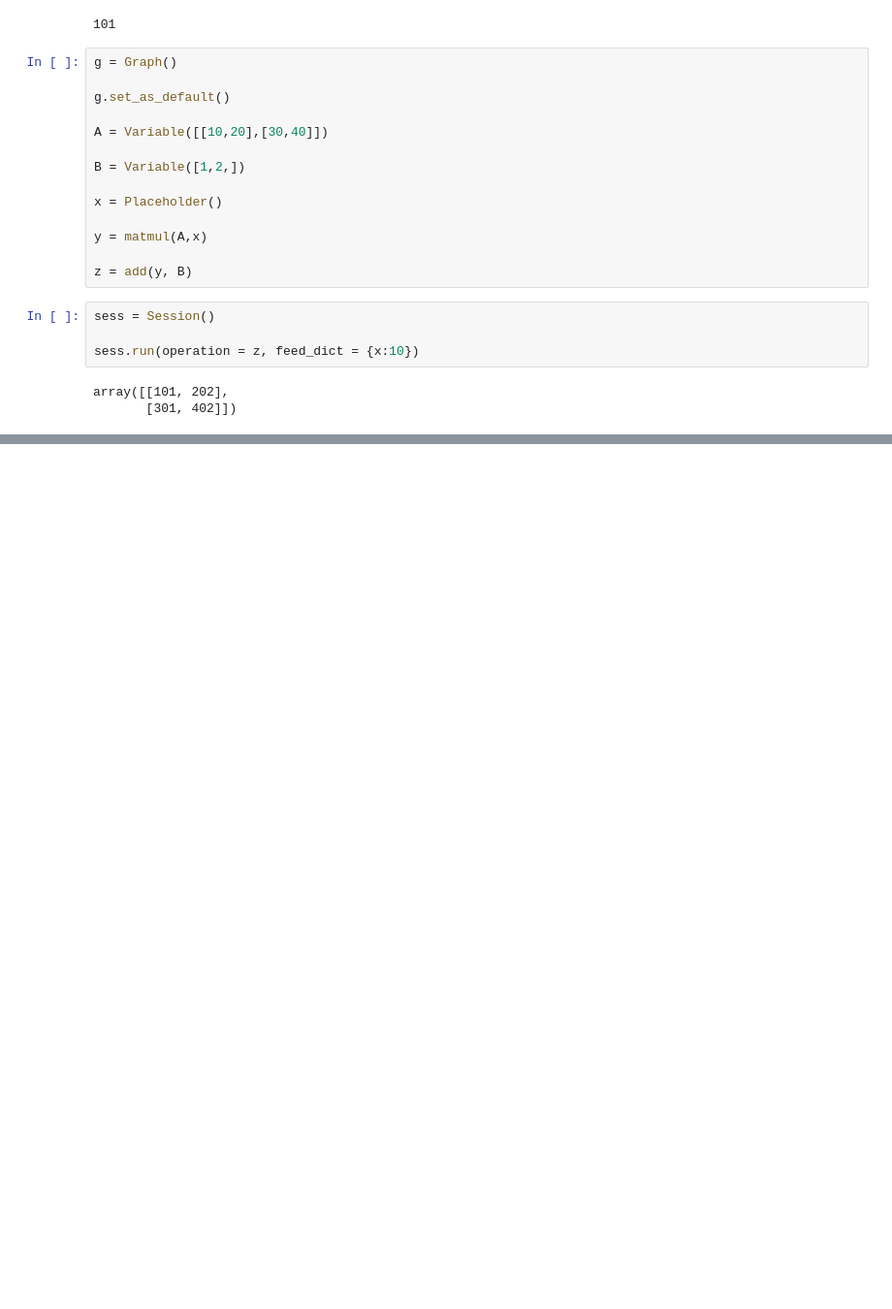
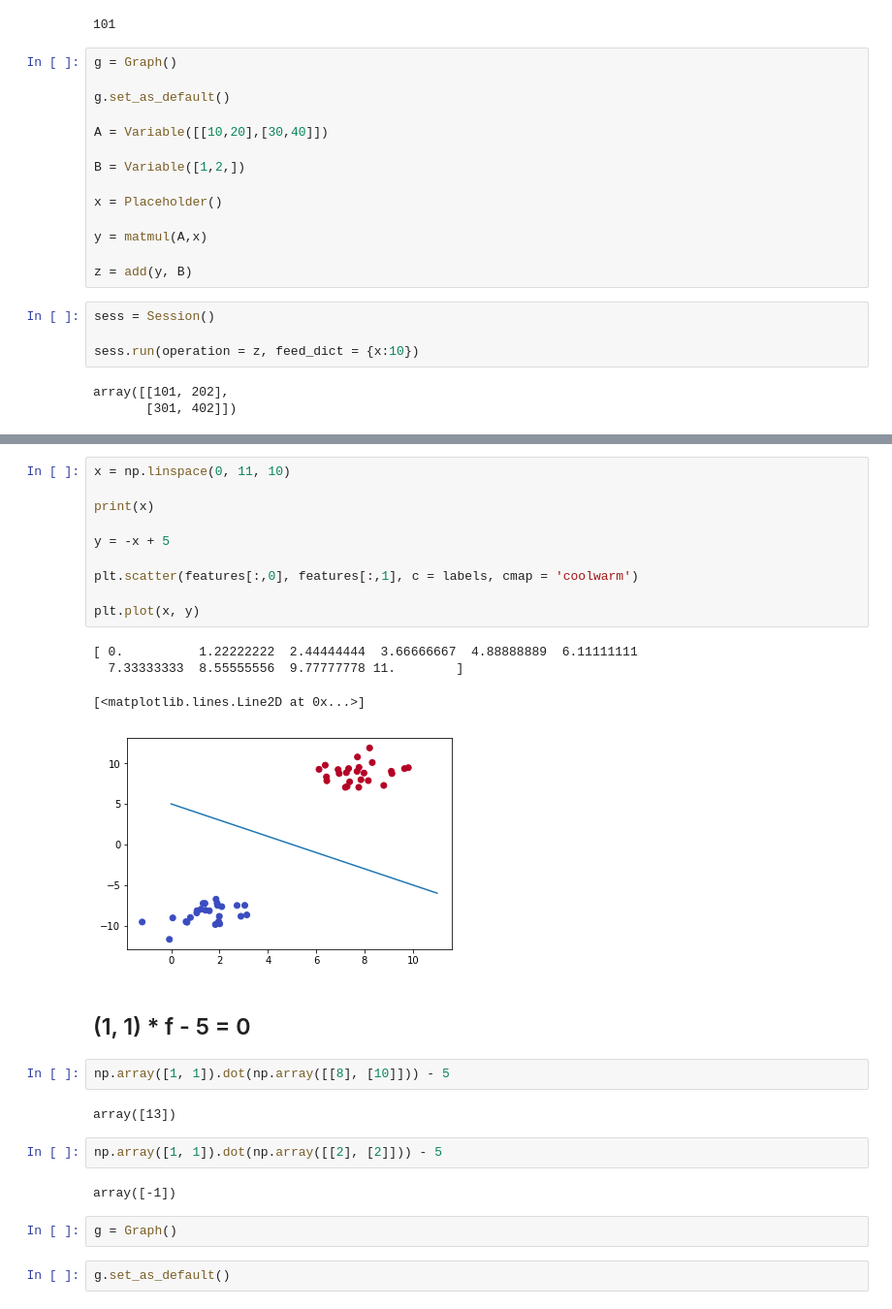
Before and after one commit to Navayuvan-SB/Tensorflow-Python, a Jupyter notebook: Manual Neural Network.ipynb, the cells around one changed output, grey strips where cells are left out. Shown: that part at 97% size. Drawn from its saved outputs; the diff is of its cells as text; blank space fills up the shorter version.

```diff
--- a/Manual Neural Network.ipynb
+++ b/Manual Neural Network.ipynb
@@ -174,0 +264,29 @@ array([[101, 202],
+# %%
+x = np.linspace(0, 11, 10)
+
+print(x)
+
+y = -x + 5
+
+plt.scatter(features[:,0], features[:,1], c = labels, cmap = 'coolwarm')
+
+plt.plot(x, y)
+# %% [output]
+[ 0.          1.22222222  2.44444444  3.66666667  4.88888889  6.11111111
+  7.33333333  8.55555556  9.77777778 11.        ]
+[<matplotlib.lines.Line2D at 0x...>]
+[figure, added]
+# %% [markdown]
+## (1, 1) * f - 5 = 0
+# %%
+np.array([1, 1]).dot(np.array([[8], [10]])) - 5
+# %% [output]
+array([13])
+# %%
+np.array([1, 1]).dot(np.array([[2], [2]])) - 5
+# %% [output]
+array([-1])
+# %%
+g = Graph()
+# %%
+g.set_as_default()
```
Also changed, not shown: parts of 22 cells of this notebook.
